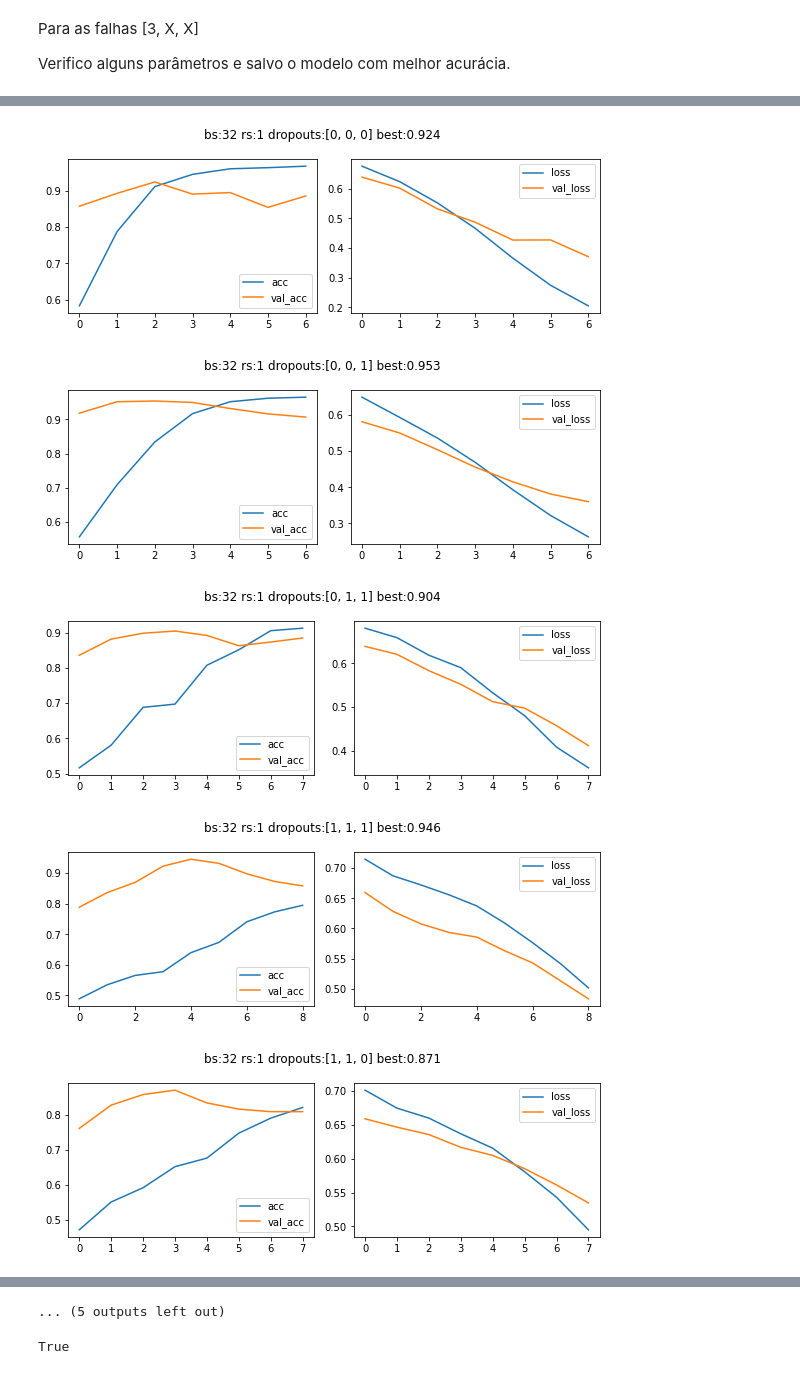
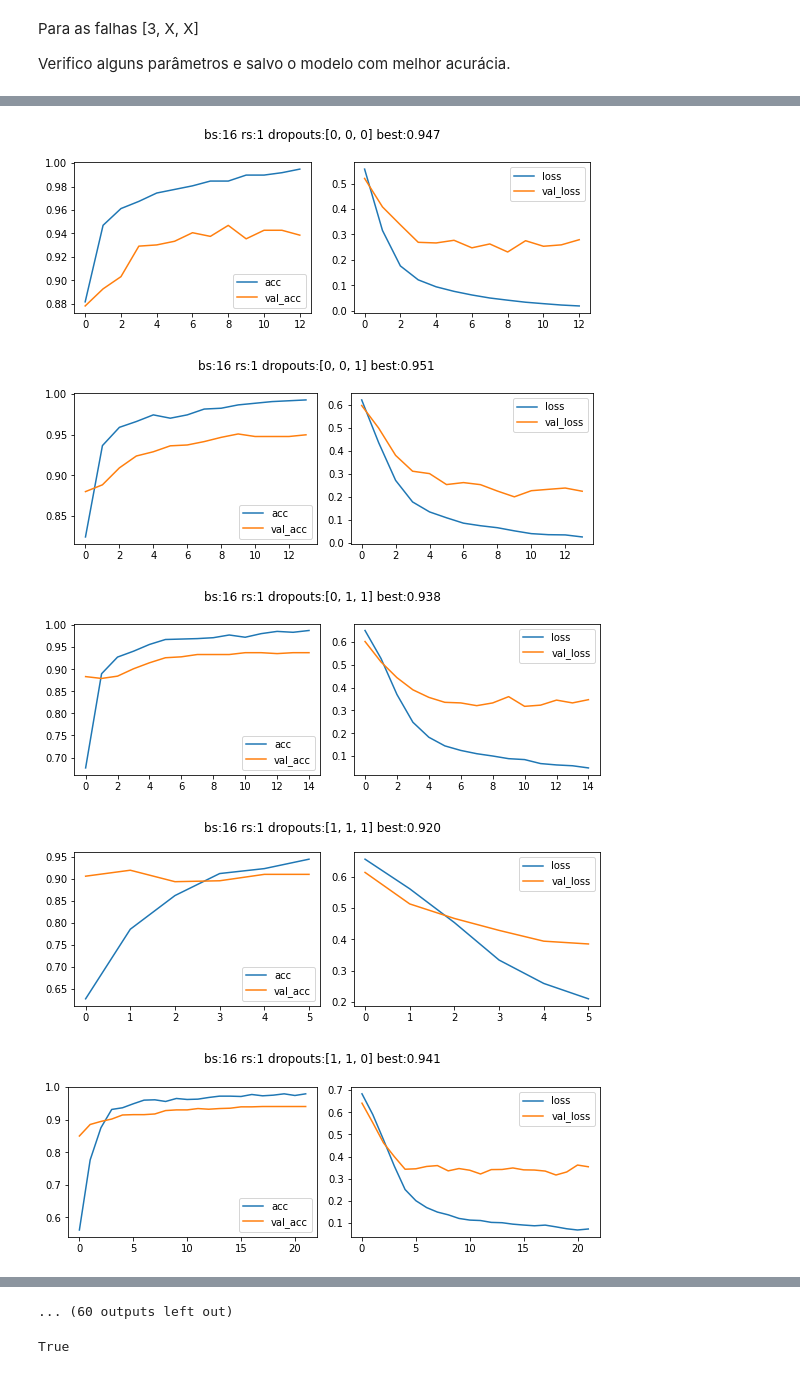
Before and after one commit to ifribeiro/RNA, a Jupyter notebook: T2/CNN_TE.ipynb, the cells around one changed output, grey strips where cells are left out. Saved outputs shown, nothing was run; the diff lists cells and outputs as text; code cells hidden in the pictures.

Commit message:
modelo falha 6

```diff
--- a/T2/CNN_TE.ipynb
+++ b/T2/CNN_TE.ipynb
@@ -125,9 +115,6 @@ plot_falha(arquivos_treino[3])
 [figure]
 # %%
 def define_model(dropouts=[], lnormalize=False, r=1, thirdl=False, n_steps=None):
-    """
-    TODO: Ver como reduzir o overfitting do modelo
-    """
     # definição da CNN
     m  = models.Sequential()
     # Convolutional layer com 32 neurônios
@@ -193,7 +176,7 @@ colunas = np.arange(52)
 # %% [markdown]
 ## Falha 3
 # %%
-falha=2
+falha=6
 X_treino, labels_treino = get_entradas_labels_treino(dnormal, arquivos_treino[falha], colunas)
 X_teste, labels_teste = get_entradas_labels_teste(arquivos_teste[falha], colunas)
 # %%
@@ -210,22 +193,19 @@ Para as falhas [3, X, X]
 Verifico alguns parâmetros e salvo o modelo com melhor acurácia.
 # %%
 batch_sizes = [8]
-batch_sizes = [32]
-rs = [1,2,3]
+batch_sizes = [16, 32, 64]
+rs = [1, 2, 3]
 es = True
-b = 64
-treshold = 85.0
+treshold = 0.75
 for b in batch_sizes:
     for r in rs:
         for ld in lista_drops:
             loss_monitor = callbacks.EarlyStopping(monitor='val_accuracy', patience=4, mode='max')
             n_steps = X_treino.shape[0]//b
             cnn = define_model(dropouts=ld, lnormalize=False, r=r, thirdl=True, n_steps=n_steps)
-            if es:
-                hist = cnn.fit(X_treino, labels_treino, batch_size=b, verbose=0, epochs=200, callbacks=[loss_monitor], validation_data=(X_teste, labels_teste))
-            else:
-                hist = cnn.fit(X_treino, labels_treino, batch_size=b, verbose=0, epochs=200)
+            hist = cnn.fit(X_treino, labels_treino, batch_size=b, verbose=0, epochs=200, callbacks=[loss_monitor], validation_data=(X_teste, labels_teste))
             title = "bs:{} rs:{} dropouts:{} best:{:.3f}".format(b, r, ld, loss_monitor.best)
-            if loss_monitor.best>0.85:
+            # plot_acc_loss(title, hist)
+            if loss_monitor.best>treshold:
                 plot_acc_loss(title, hist)
 # %% [output]
@@ -232,5 +226,5 @@ for b in batch_sizes:
-[figure, old version]
+[figure, new version]
-[figure, old version]
+[figure, new version]
-[figure, old version]
+[figure, new version]
-[figure, old version]
+[figure, new version]
-[figure, old version]
+[figure, new version]
@@ -244,4 +237,4 @@ for b in batch_sizes:
-... (5 outputs left out)
+... (60 outputs left out)
 # %%
 loss_monitor.best>0.4
 # %% [output]
```
Also changed, not shown: parts of 4 cells of this notebook, 1 other file.
